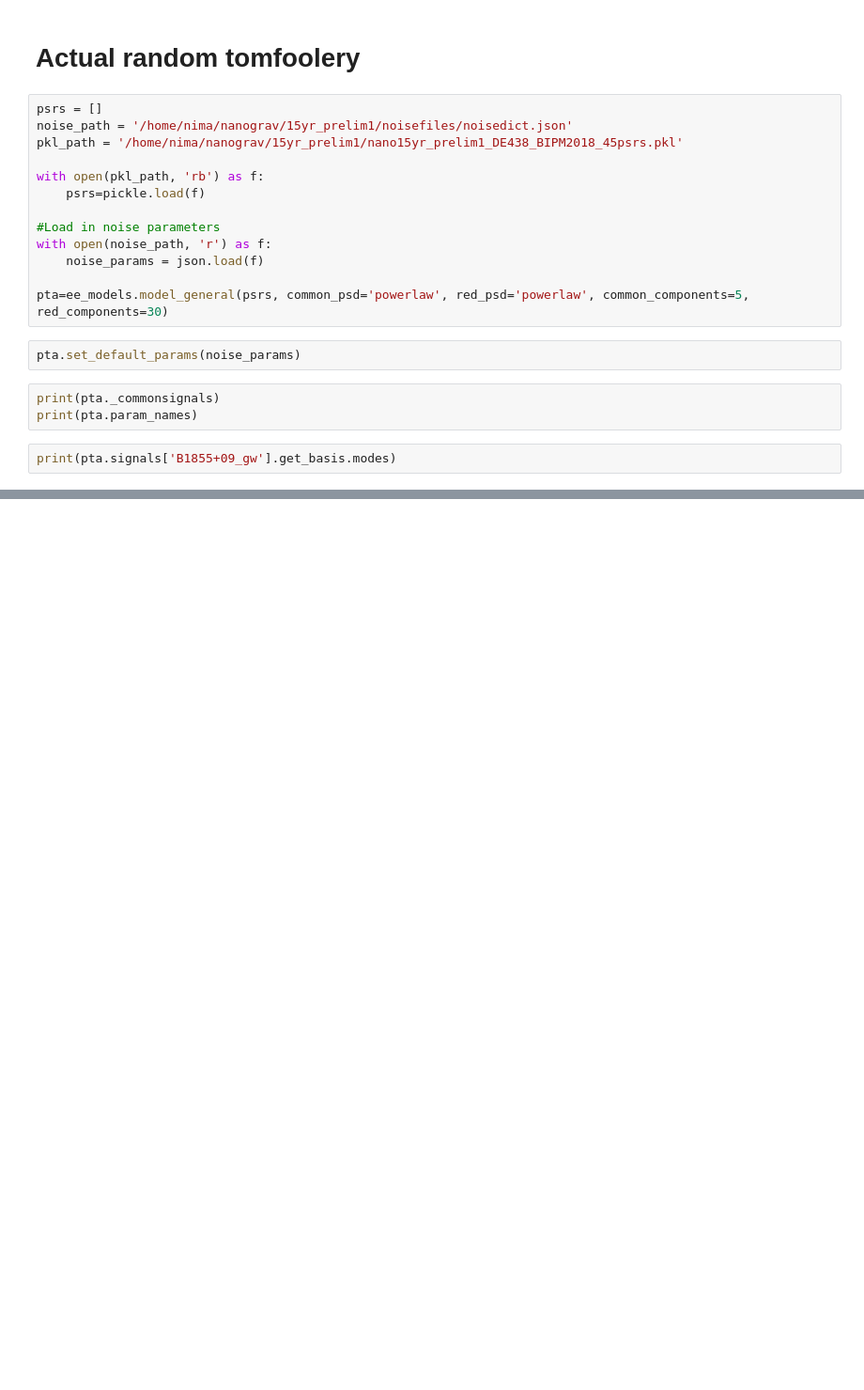
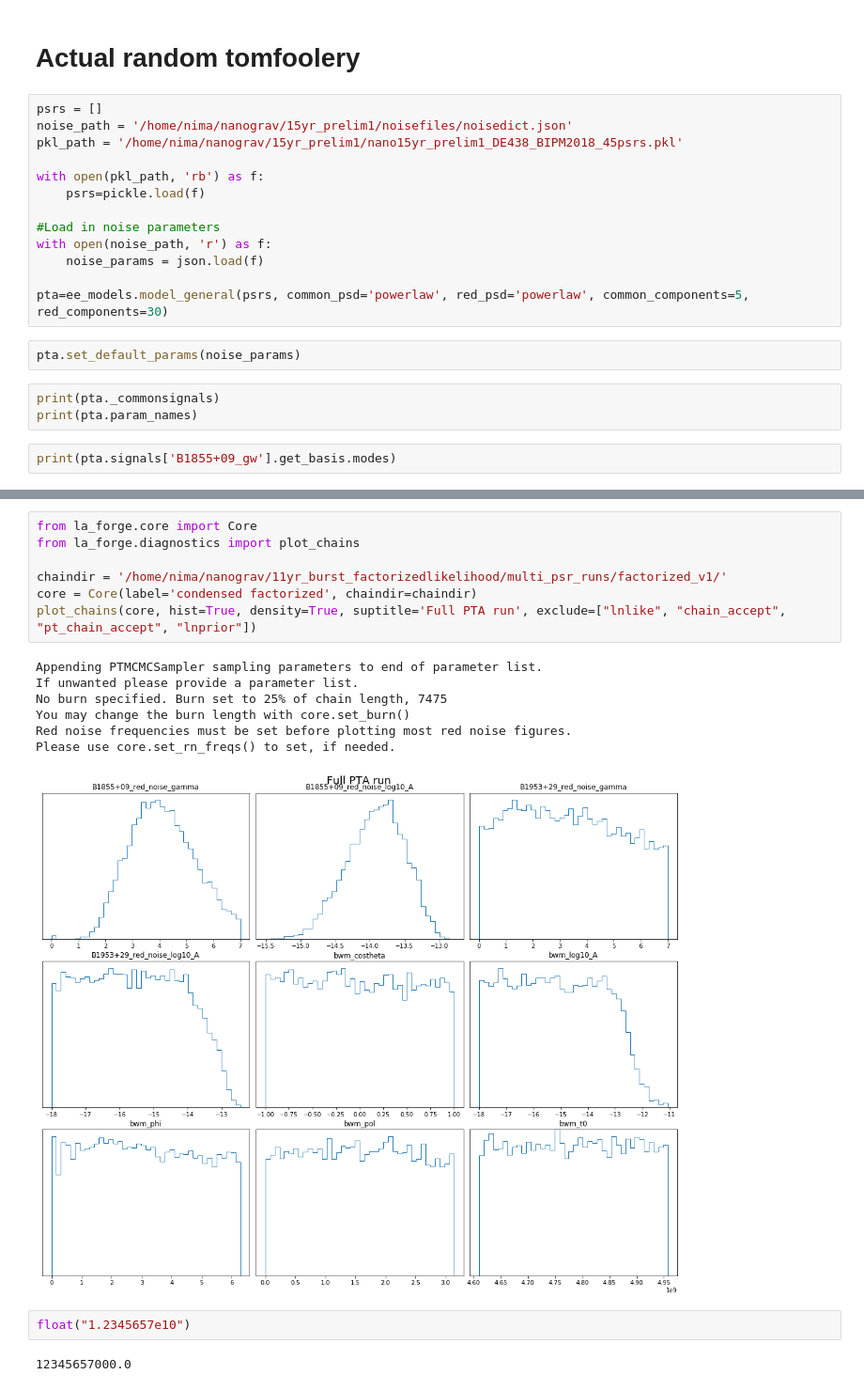
Before and after one commit to jerry-sun1/11yr_bwm_factorizedlikelihood, a Jupyter notebook: Scratch.ipynb, the cells around one changed output, grey strips where cells are left out. Shown at 94% size. Drawn from its saved outputs; the diff is of its cells as text; blank space fills up the shorter version.

Commit message:
added code for testing the multi pulsar bwm

```diff
--- a/Scratch.ipynb
+++ b/Scratch.ipynb
@@ -636,0 +858,19 @@ print(pta.signals['B1855+09_gw'].get_basis.modes)
+# %%
+from la_forge.core import Core
+from la_forge.diagnostics import plot_chains
+
+chaindir = '/home/nima/nanograv/11yr_burst_factorizedlikelihood/multi_psr_runs/factorized_v1/'
+core = Core(label='condensed factorized', chaindir=chaindir)
+plot_chains(core, hist=True, density=True, suptitle='Full PTA run', exclude=["lnlike", "chain_accept", "pt_chain_accept", "lnprior"])
+# %% [output]
+Appending PTMCMCSampler sampling parameters to end of parameter list.
+If unwanted please provide a parameter list.
+No burn specified. Burn set to 25% of chain length, 7475
+You may change the burn length with core.set_burn()
+Red noise frequencies must be set before plotting most red noise figures.
+Please use core.set_rn_freqs() to set, if needed.
+[figure, added]
+# %%
+float("1.2345657e10")
+# %% [output]
+12345657000.0
```
Also changed, not shown: parts of 32 cells of this notebook, 1 other file.
